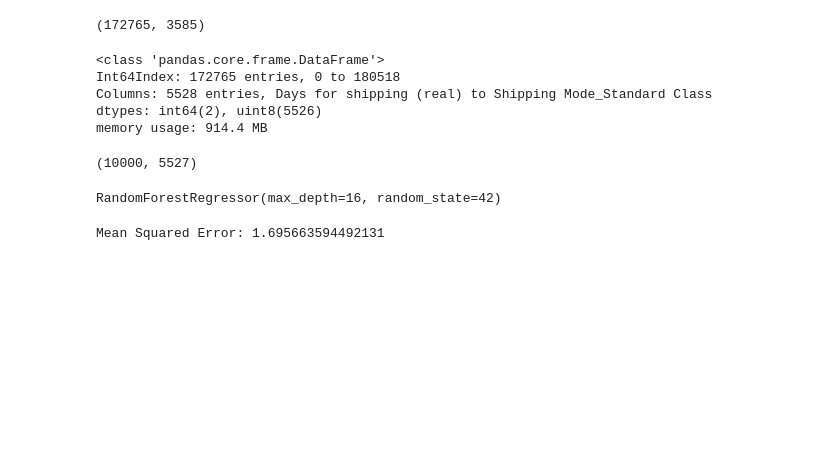
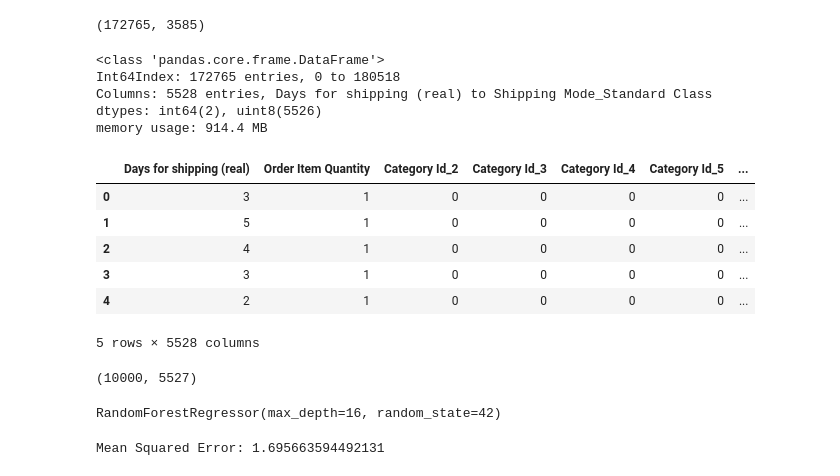
Before and after one commit to hax009/scm_zemantics, a Jupyter notebook: DataCoML.ipynb, the cells around one changed output. Drawn from its saved outputs; the diff is of its cells as text; code cells hidden in the pictures; blank space fills up the shorter version.

```diff
--- a/DataCoML.ipynb
+++ b/DataCoML.ipynb
@@ -215,6 +265,16 @@ Int64Index: 172765 entries, 0 to 180518
 Columns: 5528 entries, Days for shipping (real) to Shipping Mode_Standard Class
 dtypes: int64(2), uint8(5526)
 memory usage: 914.4 MB
+# %%
+encoded_days_pred_df.head()
+# %% [output]
+|  | Days for shipping (real) | Order Item Quantity | Category Id_2 | Category Id_3 | Category Id_4 | Category Id_5 | ... |
+| 0 | 3 | 1 | 0 | 0 | 0 | 0 | ... |
+| 1 | 5 | 1 | 0 | 0 | 0 | 0 | ... |
+| 2 | 4 | 1 | 0 | 0 | 0 | 0 | ... |
+| 3 | 3 | 1 | 0 | 0 | 0 | 0 | ... |
+| 4 | 2 | 1 | 0 | 0 | 0 | 0 | ... |
+5 rows × 5528 columns
 # %%
 X = encoded_days_pred_df.iloc[:, 1:].head(10000)
 y = encoded_days_pred_df.iloc[:, 0].head(10000)
```
Also changed, not shown: parts of 6 cells of this notebook.
